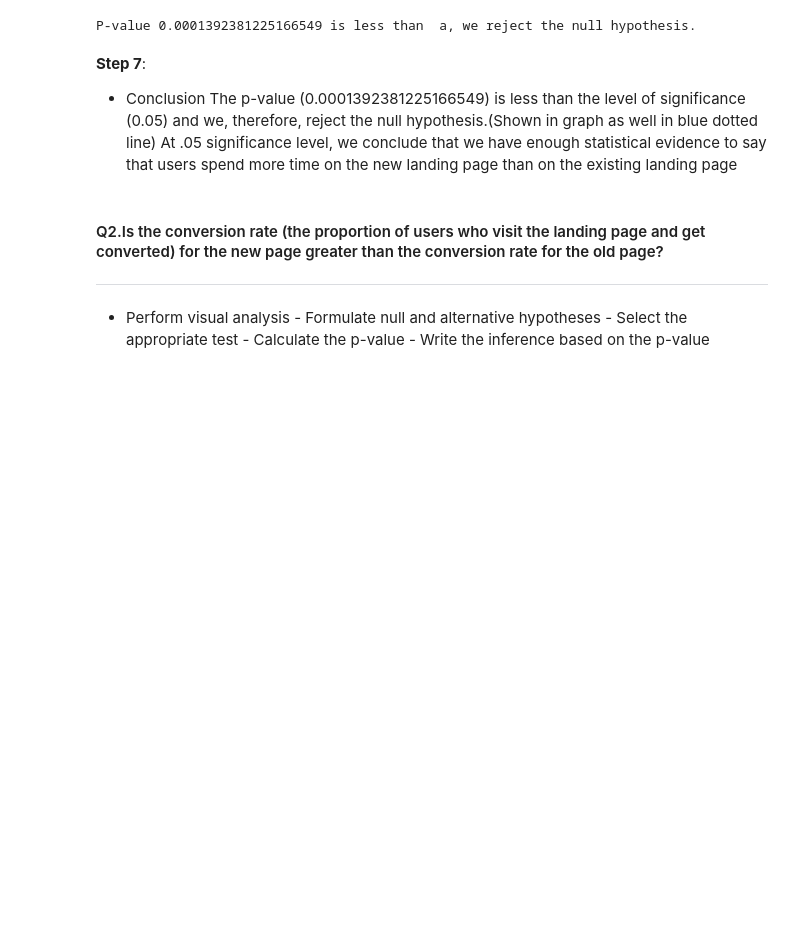
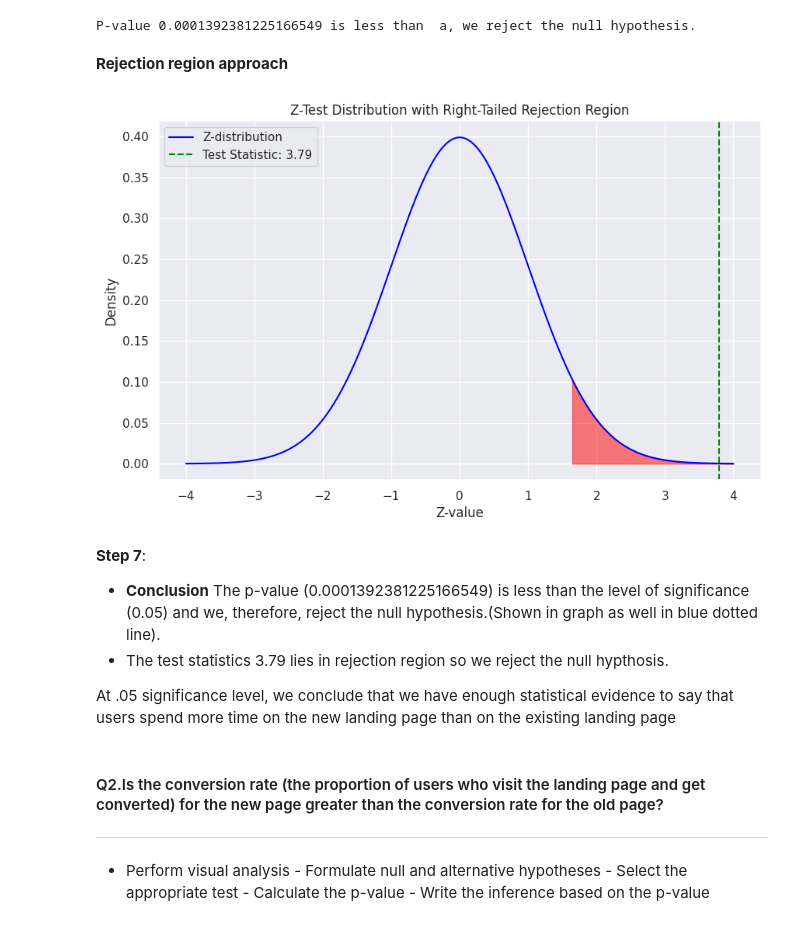
Before and after one commit to Rajesh2015/E-news-Express-Project, a Jupyter notebook: E-news Express Project Solution.ipynb, the cells around one changed output. Saved outputs shown, nothing was run; the diff lists cells and outputs as text; code cells hidden in the pictures; blank space fills up the shorter version.

```diff
--- a/E-news Express Project Solution.ipynb
+++ b/E-news Express Project Solution.ipynb
@@ -839,10 +887,18 @@ else:
     print(f'P-value {p_value} is greater than  level of significance, we fail to reject the null hypothesis.')
 # %% [output]
 P-value 0.0001392381225166549 is less than  a, we reject the null hypothesis.
+# %% [markdown]
+**Rejection region approach**
+# %%
+plot_rejection_region(test_stat, alpha=0.05, tail='right')
+# %% [output]
+[figure, added]
 # %% [markdown]
 **Step 7**:
-- Conclusion
-The p-value (0.0001392381225166549) is less than the level of significance (0.05) and we, therefore, reject the null hypothesis.(Shown in graph as well in blue dotted line)
+- **Conclusion**
+The p-value (0.0001392381225166549) is less than the level of significance (0.05) and we, therefore, reject the null hypothesis.(Shown in graph as well in blue dotted line).
+- The test statistics 3.79 lies in rejection region so we reject the null hypthosis.
+
 At .05 significance level, we conclude that we have enough statistical evidence to say that users spend more time on the new landing page than on the existing landing page
 # %% [markdown]
 #### Q2.Is the conversion rate (the proportion of users who visit the landing page and get converted) for the new page greater than the conversion rate for the old page?
```
Also changed, not shown: parts of 11 cells of this notebook.
